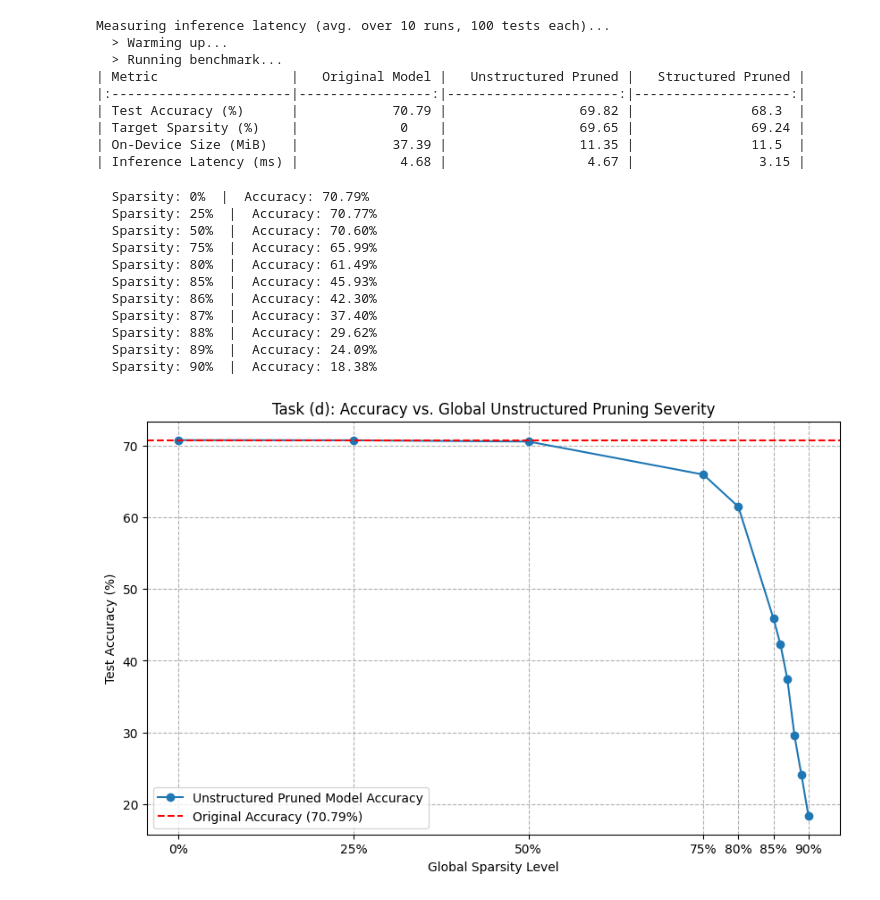
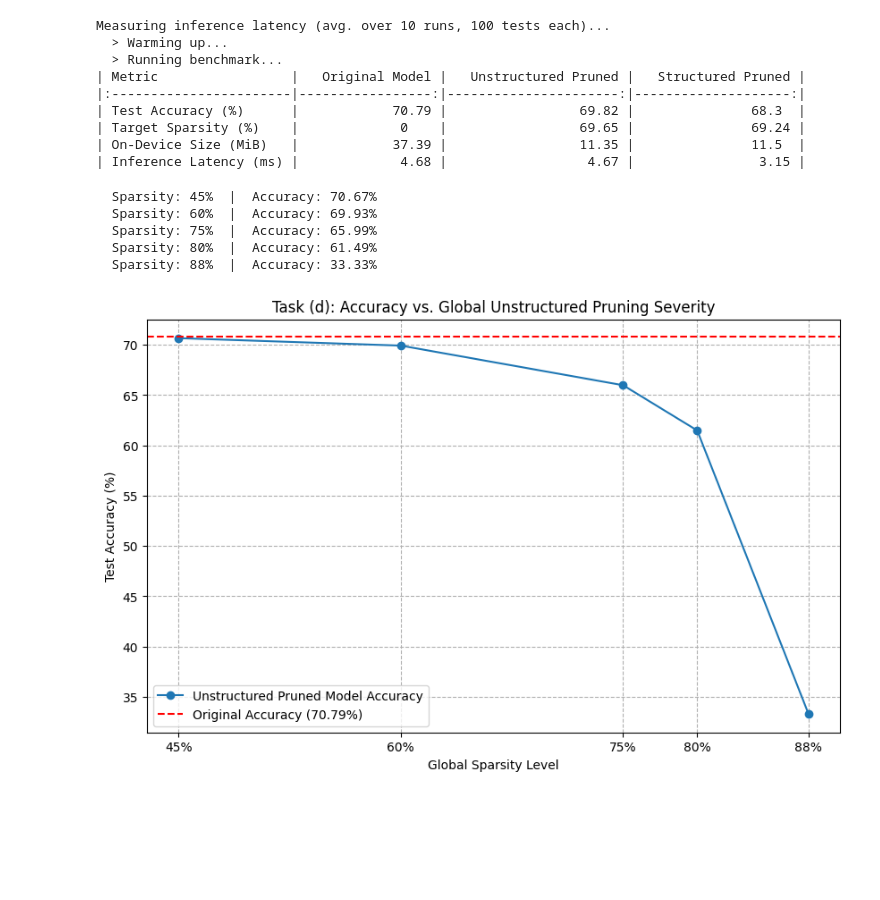
Before and after one commit to ibrahim-murtaza/ATML_PA3, a Jupyter notebook: Pruning/main.ipynb, the cells around one changed output. Drawn from its saved outputs; the diff is of its cells as text; code cells hidden in the pictures; blank space fills up the shorter version.

```diff
--- a/Pruning/main.ipynb
+++ b/Pruning/main.ipynb
@@ -1026,7 +1026,7 @@ def apply_global_pruning_with_custom_logic(parameters_to_prune, sparsity):
         module.register_parameter(param_name, Parameter(pruned_tensor))
 
 
-target_sparsities = [0.0, 0.25, 0.50, 0.75, 0.80, 0.85, 0.86, 0.87, 0.88, 0.89, 0.90]
+target_sparsities = [0.45, 0.6, 0.75, 0.8, 0.875]
 accuracies = []
 
 original_accuracy = 70.79
@@ -1050,41 +1050,35 @@ for sparsity in tqdm(target_sparsities, desc="Scanning Sparsities"):
     print(f"  Sparsity: {sparsity*100:.0f}%  |  Accuracy: {acc:.2f}%")
 
 plt.figure(figsize=(10, 6))
 plt.plot(
     target_sparsities,
     accuracies,
     marker="o",
     label="Unstructured Pruned Model Accuracy",
 )
 plt.axhline(
     y=original_accuracy,
     color="r",
     linestyle="--",
     label=f"Original Accuracy ({original_accuracy:.2f}%)",
 )
 plt.title("Task (d): Accuracy vs. Global Unstructured Pruning Severity")
 plt.xlabel("Global Sparsity Level")
 plt.ylabel("Test Accuracy (%)")
-ticks = [0.0, 0.25, 0.50, 0.75, 0.80, 0.85, 0.90]
+ticks = [0.45, 0.6, 0.75, 0.8, 0.875]
 labels = [f"{s*100:.0f}%" for s in ticks]
 plt.xticks(ticks, labels)
 plt.legend()
 plt.grid(True, linestyle="--")
 plt.show()
 
 plot_filename = "accuracy_vs_sparsity.png"
 plt.savefig(plot_filename)
 plt.close()
 # %% [output]
-  Sparsity: 0%  |  Accuracy: 70.79%
-  Sparsity: 25%  |  Accuracy: 70.77%
-  Sparsity: 50%  |  Accuracy: 70.60%
+  Sparsity: 45%  |  Accuracy: 70.67%
+  Sparsity: 60%  |  Accuracy: 69.93%
   Sparsity: 75%  |  Accuracy: 65.99%
   Sparsity: 80%  |  Accuracy: 61.49%
-  Sparsity: 85%  |  Accuracy: 45.93%
-  Sparsity: 86%  |  Accuracy: 42.30%
-  Sparsity: 87%  |  Accuracy: 37.40%
-  Sparsity: 88%  |  Accuracy: 29.62%
-  Sparsity: 89%  |  Accuracy: 24.09%
-  Sparsity: 90%  |  Accuracy: 18.38%
+  Sparsity: 88%  |  Accuracy: 33.33%
-[figure, old version]
+[figure, new version]
```
